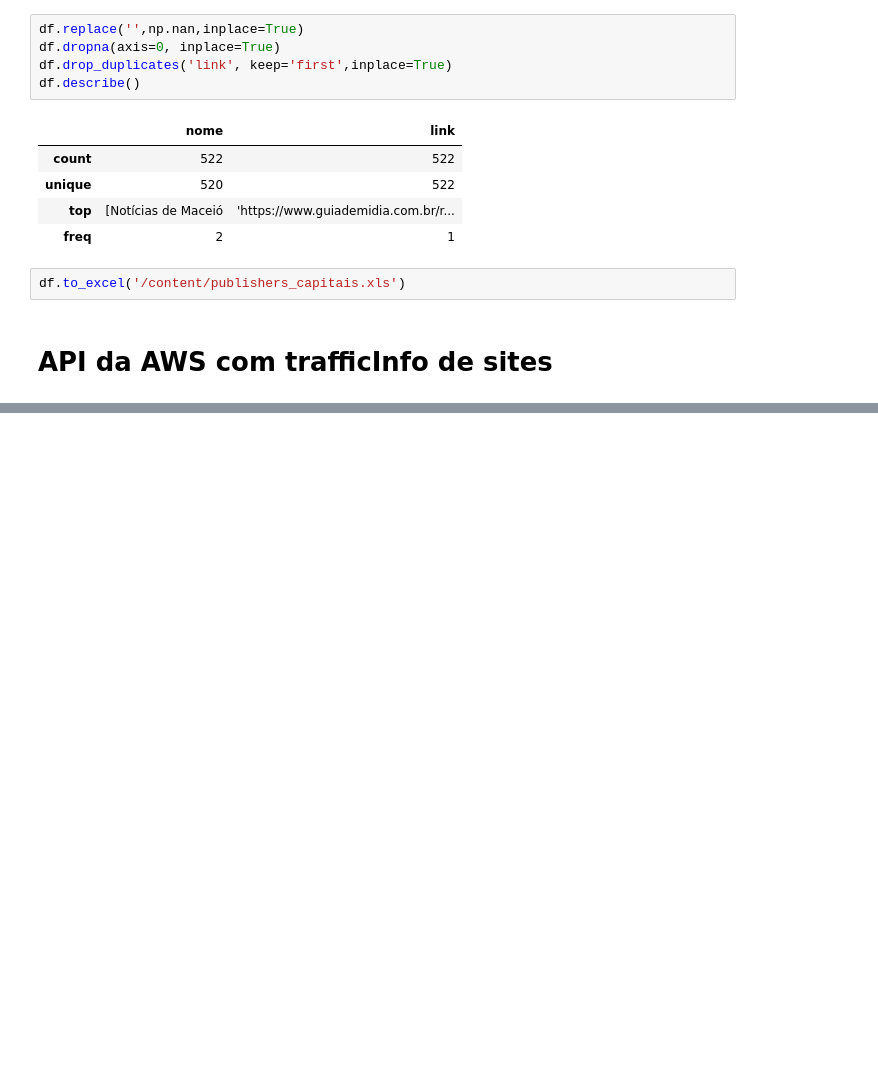
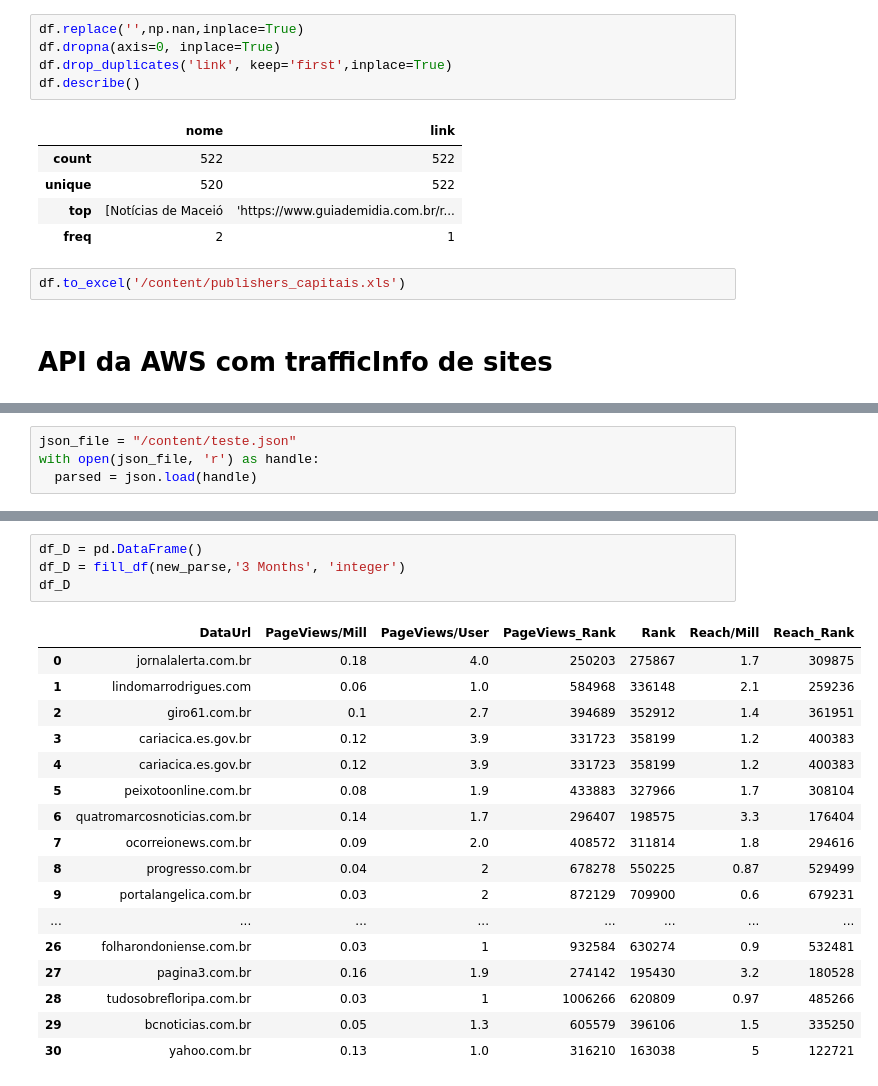
Before and after one commit to magemongo/ContentLovers, a Jupyter notebook: Scrapping_Publisher.ipynb, the cells around one changed output, grey strips where cells are left out. Drawn from its saved outputs; the diff is of its cells as text; blank space fills up the shorter version.

```diff
--- a/Scrapping_Publisher.ipynb
+++ b/Scrapping_Publisher.ipynb
@@ -324,0 +273,4 @@ Response code: 200
+# %%
+json_file = "/content/teste.json"
+with open(json_file, 'r') as handle:
+  parsed = json.load(handle)
@@ -324,0 +370,22 @@ Response code: 200
+# %%
+df_D = pd.DataFrame()
+df_D = fill_df(new_parse,'3 Months', 'integer')
+df_D
+# %% [output]
+|  | DataUrl | PageViews/Mill | PageViews/User | PageViews_Rank | Rank | Reach/Mill | Reach_Rank |
+| 0 | jornalalerta.com.br | 0.18 | 4.0 | 250203 | 275867 | 1.7 | 309875 |
+| 1 | lindomarrodrigues.com | 0.06 | 1.0 | 584968 | 336148 | 2.1 | 259236 |
+| 2 | giro61.com.br | 0.1 | 2.7 | 394689 | 352912 | 1.4 | 361951 |
+| 3 | cariacica.es.gov.br | 0.12 | 3.9 | 331723 | 358199 | 1.2 | 400383 |
+| 4 | cariacica.es.gov.br | 0.12 | 3.9 | 331723 | 358199 | 1.2 | 400383 |
+| 5 | peixotoonline.com.br | 0.08 | 1.9 | 433883 | 327966 | 1.7 | 308104 |
+| 6 | quatromarcosnoticias.com.br | 0.14 | 1.7 | 296407 | 198575 | 3.3 | 176404 |
+| 7 | ocorreionews.com.br | 0.09 | 2.0 | 408572 | 311814 | 1.8 | 294616 |
+| 8 | progresso.com.br | 0.04 | 2 | 678278 | 550225 | 0.87 | 529499 |
+| 9 | portalangelica.com.br | 0.03 | 2 | 872129 | 709900 | 0.6 | 679231 |
+| ... | ... | ... | ... | ... | ... | ... | ... |
+| 26 | folharondoniense.com.br | 0.03 | 1 | 932584 | 630274 | 0.9 | 532481 |
+| 27 | pagina3.com.br | 0.16 | 1.9 | 274142 | 195430 | 3.2 | 180528 |
+| 28 | tudosobrefloripa.com.br | 0.03 | 1 | 1006266 | 620809 | 0.97 | 485266 |
+| 29 | bcnoticias.com.br | 0.05 | 1.3 | 605579 | 396106 | 1.5 | 335250 |
+| 30 | yahoo.com.br | 0.13 | 1.0 | 316210 | 163038 | 5 | 122721 |
```
Also changed, not shown: parts of 26 cells of this notebook.
